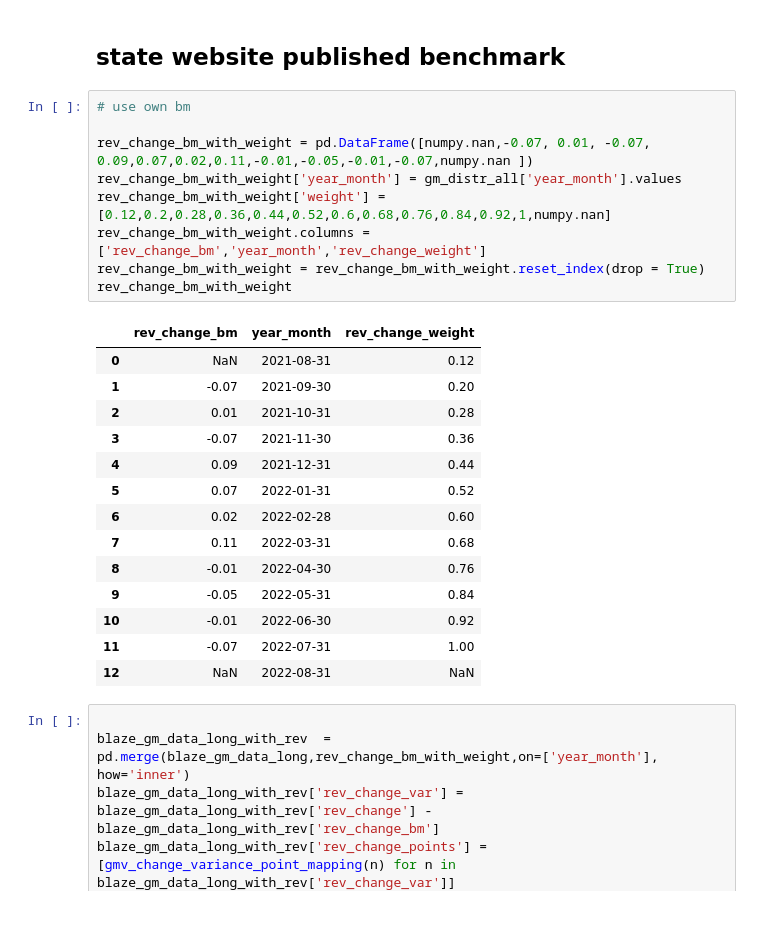
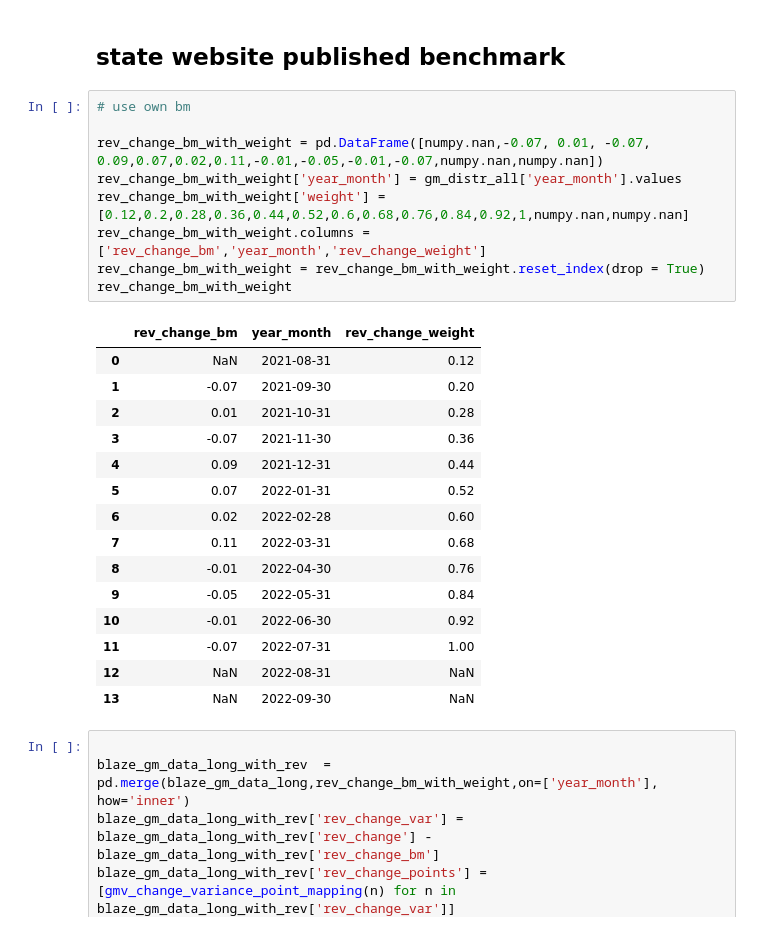
Before and after one commit to warrenshen/platform, a Jupyter notebook: services/api-server/notebooks/analysis/blaze_data_analysis_MA_master.ipynb, the cells around one changed output. Saved outputs shown, nothing was run; the diff lists cells and outputs as text.

```diff
--- a/services/api-server/notebooks/analysis/blaze_data_analysis_MA_master.ipynb
+++ b/services/api-server/notebooks/analysis/blaze_data_analysis_MA_master.ipynb
@@ -609,27 +616,28 @@ Name: year_month, dtype: datetime64[ns]
 # %%
 # use own bm
 
-rev_change_bm_with_weight = pd.DataFrame([numpy.nan,-0.07, 0.01, -0.07, 0.09,0.07,0.02,0.11,-0.01,-0.05,-0.01,-0.07,numpy.nan ])
+rev_change_bm_with_weight = pd.DataFrame([numpy.nan,-0.07, 0.01, -0.07, 0.09,0.07,0.02,0.11,-0.01,-0.05,-0.01,-0.07,numpy.nan,numpy.nan])
 rev_change_bm_with_weight['year_month'] = gm_distr_all['year_month'].values
-rev_change_bm_with_weight['weight'] = [0.12,0.2,0.28,0.36,0.44,0.52,0.6,0.68,0.76,0.84,0.92,1,numpy.nan]
+rev_change_bm_with_weight['weight'] = [0.12,0.2,0.28,0.36,0.44,0.52,0.6,0.68,0.76,0.84,0.92,1,numpy.nan,numpy.nan]
 rev_change_bm_with_weight.columns = ['rev_change_bm','year_month','rev_change_weight']
 rev_change_bm_with_weight = rev_change_bm_with_weight.reset_index(drop = True)
 rev_change_bm_with_weight
 # %% [output]
 |  | rev_change_bm | year_month | rev_change_weight |
 | 0 | NaN | 2021-08-31 | 0.12 |
 | 1 | -0.07 | 2021-09-30 | 0.20 |
 | 2 | 0.01 | 2021-10-31 | 0.28 |
 | 3 | -0.07 | 2021-11-30 | 0.36 |
 | 4 | 0.09 | 2021-12-31 | 0.44 |
 | 5 | 0.07 | 2022-01-31 | 0.52 |
 | 6 | 0.02 | 2022-02-28 | 0.60 |
 | 7 | 0.11 | 2022-03-31 | 0.68 |
 | 8 | -0.01 | 2022-04-30 | 0.76 |
 | 9 | -0.05 | 2022-05-31 | 0.84 |
 | 10 | -0.01 | 2022-06-30 | 0.92 |
 | 11 | -0.07 | 2022-07-31 | 1.00 |
 | 12 | NaN | 2022-08-31 | NaN |
+| 13 | NaN | 2022-09-30 | NaN |
 # %%
 
 blaze_gm_data_long_with_rev  = pd.merge(blaze_gm_data_long,rev_change_bm_with_weight,on=['year_month'], how='inner')
```
Also changed, not shown: parts of 36 cells of this notebook, 1 other file.
